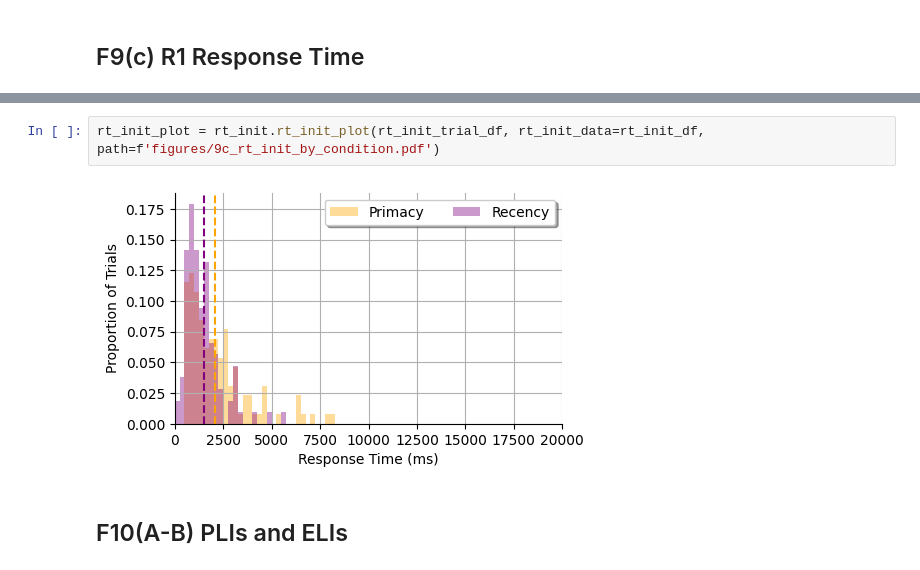
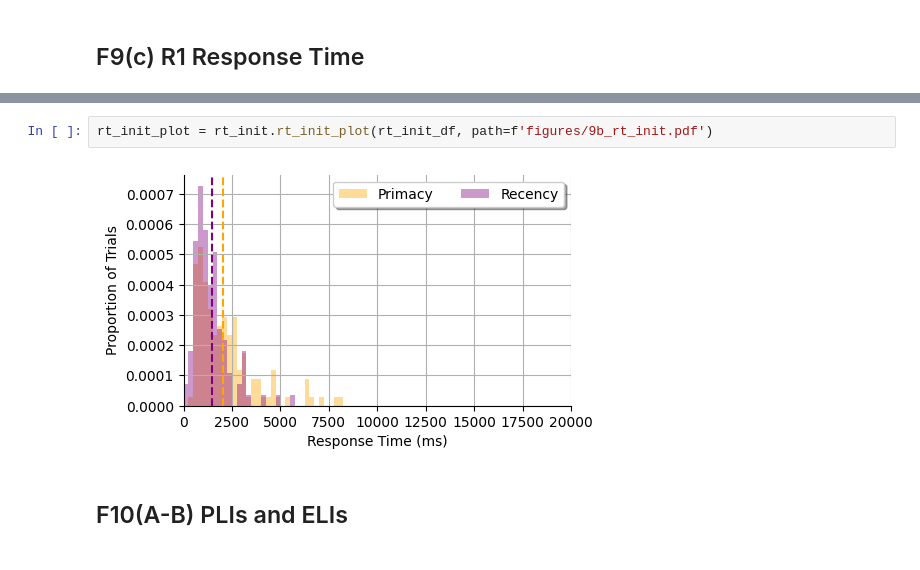
Before and after one commit to pennmem/RecallInitiation2026, a Jupyter notebook: analyses_prolific.ipynb, the cells around one changed output, grey strips where cells are left out. Drawn from its saved outputs; the diff is of its cells as text.

```diff
--- a/analyses_prolific.ipynb
+++ b/analyses_prolific.ipynb
@@ -695,7 +676,7 @@ stat_tests.condition_contrast(rt_init_df, ["rt_initial"], paired=False)
 # %%
-rt_init_plot = rt_init.rt_init_plot(rt_init_trial_df, rt_init_data=rt_init_df, path=f'figures/9c_rt_init_by_condition.pdf')
+rt_init_plot = rt_init.rt_init_plot(rt_init_df, path=f'figures/9b_rt_init.pdf')
 # %% [output]
-[figure, old version]
+[figure, new version]
 # %% [markdown]
 ## F10(A-B) PLIs and ELIs
 # %%
```
Also changed, not shown: parts of 76 cells of this notebook.
